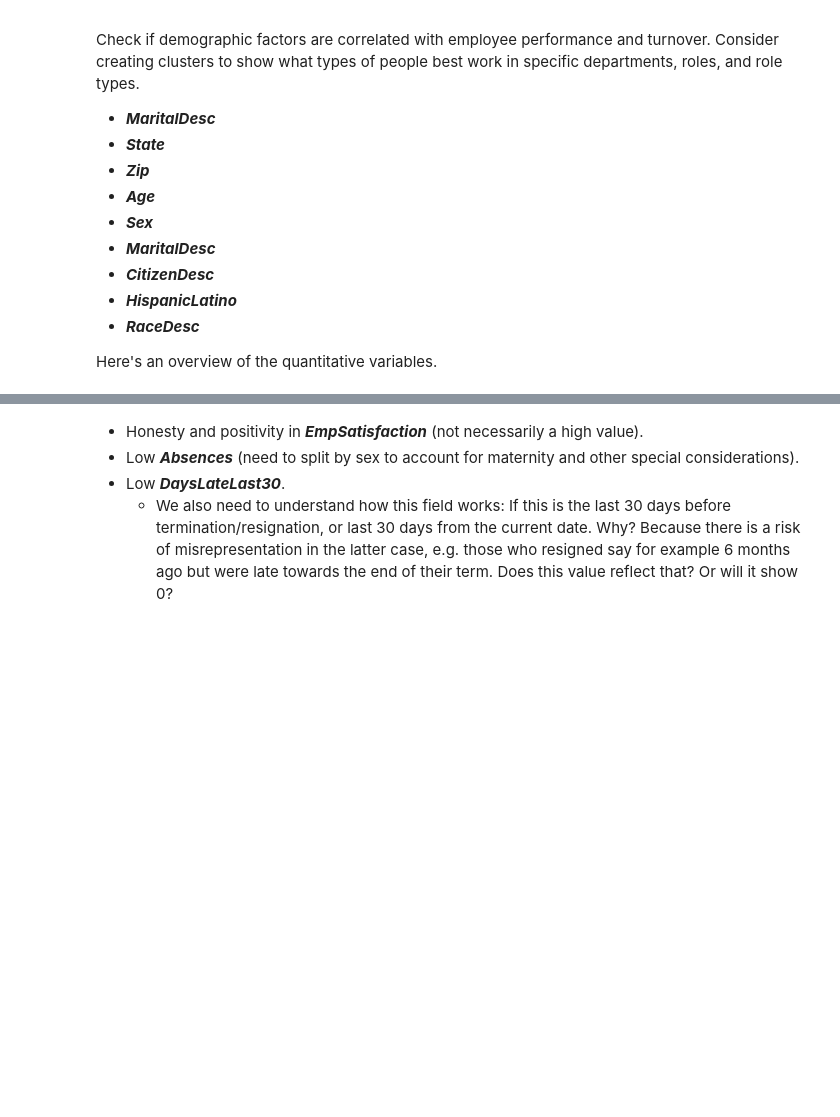
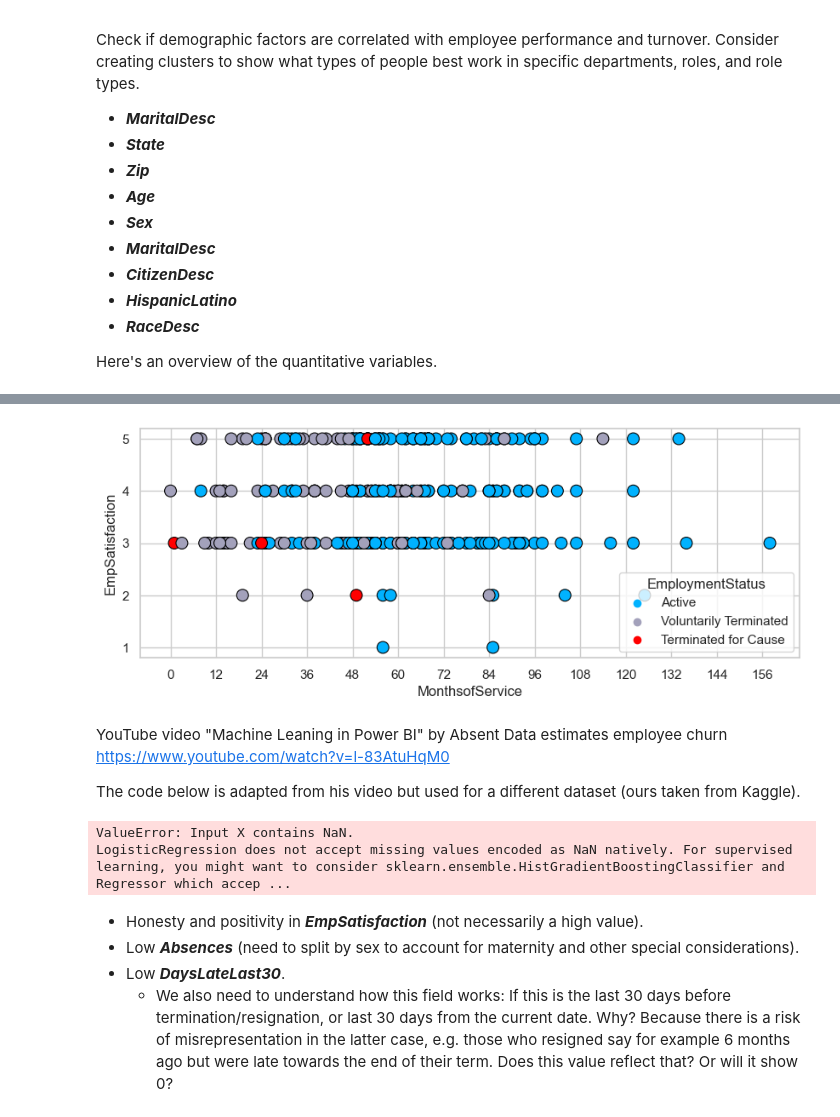
Before and after one commit to makuharistudio/data-visualisation-datasets, a Jupyter notebook: Human Resources/Human Resources.ipynb, the cells around one changed output, grey strips where cells are left out. Drawn from its saved outputs; the diff is of its cells as text; code cells hidden in the pictures; blank space fills up the shorter version.

```diff
--- a/Human Resources/Human Resources.ipynb
+++ b/Human Resources/Human Resources.ipynb
@@ -896,0 +941,13 @@ Name: EmpID, dtype: int64
+# %%
+sns.set(rc={'figure.figsize':(10,3.5)})
+sns.set_style("whitegrid")
+palette_employment = ['#00B2FF', '#A3A1BB', '#FF0000']
+
+scatter_performance = sns.scatterplot(data=hr, x='MonthsofService', y='EmpSatisfaction', hue='EmploymentStatus', s=100, alpha=1, edgecolor='0', marker='o', palette=sns.color_palette(palette_employment, 3))
+
+scatter_performance.xaxis.set_major_locator(ticker.MultipleLocator(12))
+scatter_performance.xaxis.set_major_formatter(ticker.ScalarFormatter())
+scatter_performance.yaxis.set_major_locator(ticker.MultipleLocator(1))
+scatter_performance.yaxis.set_major_formatter(ticker.ScalarFormatter())
+# %% [output]
+[figure, added]
@@ -897,3 +956,35 @@ Name: EmpID, dtype: int64
+# %% [markdown]
+YouTube video "Machine Leaning in Power BI" by Absent Data estimates employee churn
+https://www.youtube.com/watch?v=l-83AtuHqM0
+
+The code below is adapted from his video but used for a different dataset (ours taken from Kaggle).
+# %%
+from sklearn.model_selection import train_test_split
+from sklearn.linear_model import LogisticRegression
+from sklearn.preprocessing import LabelEncoder, StandardScaler
+
+dataset = hr.copy()
+y = dataset['Termd']
+features = ['SexID', 'DeptID', 'PerfScoreID', 'FromDiversityJobFairID', 'Salary', 'PositionTypeID', 'PositionID', 'Age', 'MonthsofService', 'ManagerID', 'RecruitmentSourceID', 'EngagementSurvey', 'EmpSatisfaction', 'SpecialProjectsCount', 'MonthsSinceLastReview', 'DaysLateLast30', 'Absences']
+# scales data
+X = dataset[features]
+s = StandardScaler()
+
+# split and train
+X_train, X_test, y_train, y_test = train_test_split(X,y)
+
+# model predicts results
+log = LogisticRegression()
+log.fit(X_train, y_train)
+y_pred = log.predict(X)
+y_prob = log.predict_proba(X)[:,1]
+
+# add columns to the dataframe
+dataset['predictions'] = y_pred
+dataset['probabilities'] = y_prob
+# %% [output]
+ValueError: Input X contains NaN.
+LogisticRegression does not accept missing values encoded as NaN natively. For supervised learning, you might want to consider sklearn.ensemble.HistGradientBoostingClassifier and Regressor which accep ...
 # %% [markdown]
 * Honesty and positivity in _**EmpSatisfaction**_ (not necessarily a high value).
 * Low _**Absences**_ (need to split by sex to account for maternity and other special considerations).
```
Also changed, not shown: parts of 9 cells of this notebook.
